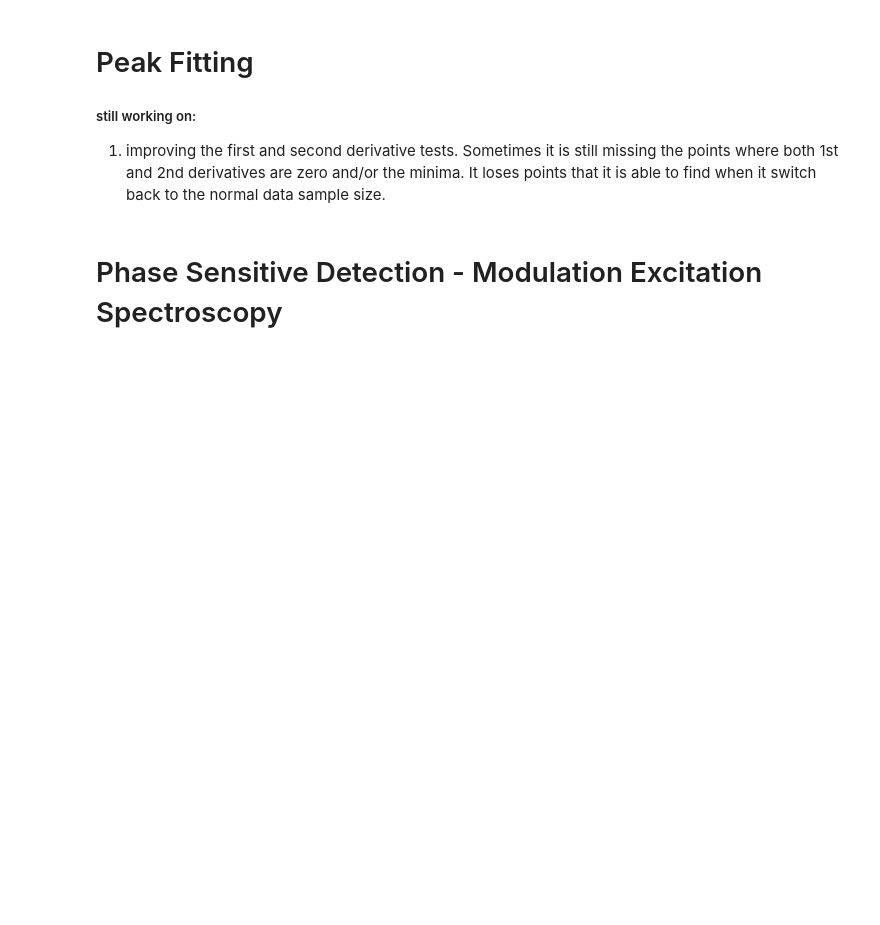
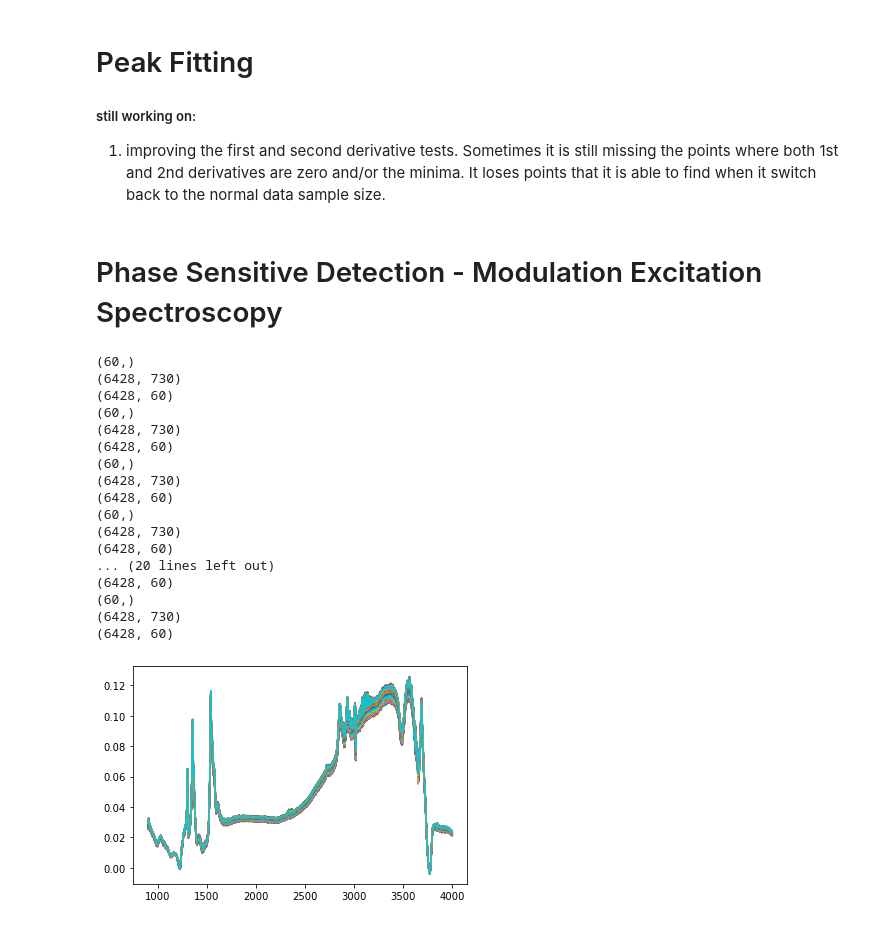
Before and after one commit to giadainnocenti/FTIR_analyzer, a Jupyter notebook: FTIR_analyzer.ipynb, the cells around one changed output. Drawn from its saved outputs; the diff is of its cells as text; code cells hidden in the pictures; blank space fills up the shorter version.

```diff
--- a/FTIR_analyzer.ipynb
+++ b/FTIR_analyzer.ipynb
@@ -103,7 +103,7 @@ stdv_value= 'mean' #'mean' 'median' float
 baseline_removal = False
 shift_on_zero = False
 ### GAS CONTAMINANT REMOVAL ###
-gas_removal = False
+gas_removal = True
 gas_file_name = '20210308_gas CH4'
 perform_MSC = False
 gas_contribution_range = [(2700,3300),(1400,1100)]
@@ -321,13 +321,13 @@ The following keys control the regression done with the MCR-ALS:
 * _**max_iter**_ = integer. - maximum number of iterations allowed for the MCR-ALS algorithm
 * *__plot_MCR_ALS_results__* = *True* or *False*. - Plots the final results, that is, concentrations and spectra of deconvoluted components
 # %%
-MES_PSD = False
+MES_PSD = True
 #####################################################################
 #                      DATA AVERAGING                               #
 #####################################################################
-time_per_scan=21 #s
-time_per_period=1800 #s #if float and not int, different behavior
-remove_loops = 2
+time_per_scan=10 #s
+time_per_period=600 #s #if float and not int, different behavior
+remove_loops = 0
 
 ######################################################################
 #         SVD decomposition - used to retrieve initial guess         #
@@ -735,13 +782,32 @@ if MES_PSD:
     number_wavelengths,number_scans=A.shape
 # %%
 if MES_PSD:
-    A_kv=period_average(A,
+    A_kv=period_average(A.T,
         time_per_period=time_per_period,
         time_per_scan=time_per_scan)
 
     number_wavelengths,number_scans=A_kv.shape
     for itera in range(0,number_scans):
         plt.plot(W,A_kv[:,itera])
+# %% [output]
+(60,)
+(6428, 730)
+(6428, 60)
+(60,)
+(6428, 730)
+(6428, 60)
+(60,)
+(6428, 730)
+(6428, 60)
+(60,)
+(6428, 730)
+(6428, 60)
+... (20 lines left out)
+(6428, 60)
+(60,)
+(6428, 730)
+(6428, 60)
+[figure, added]
 # %%
 if MES_PSD:
     #phase sensitive detection transform
```
Also changed, not shown: parts of 14 cells of this notebook, 14 other files.
